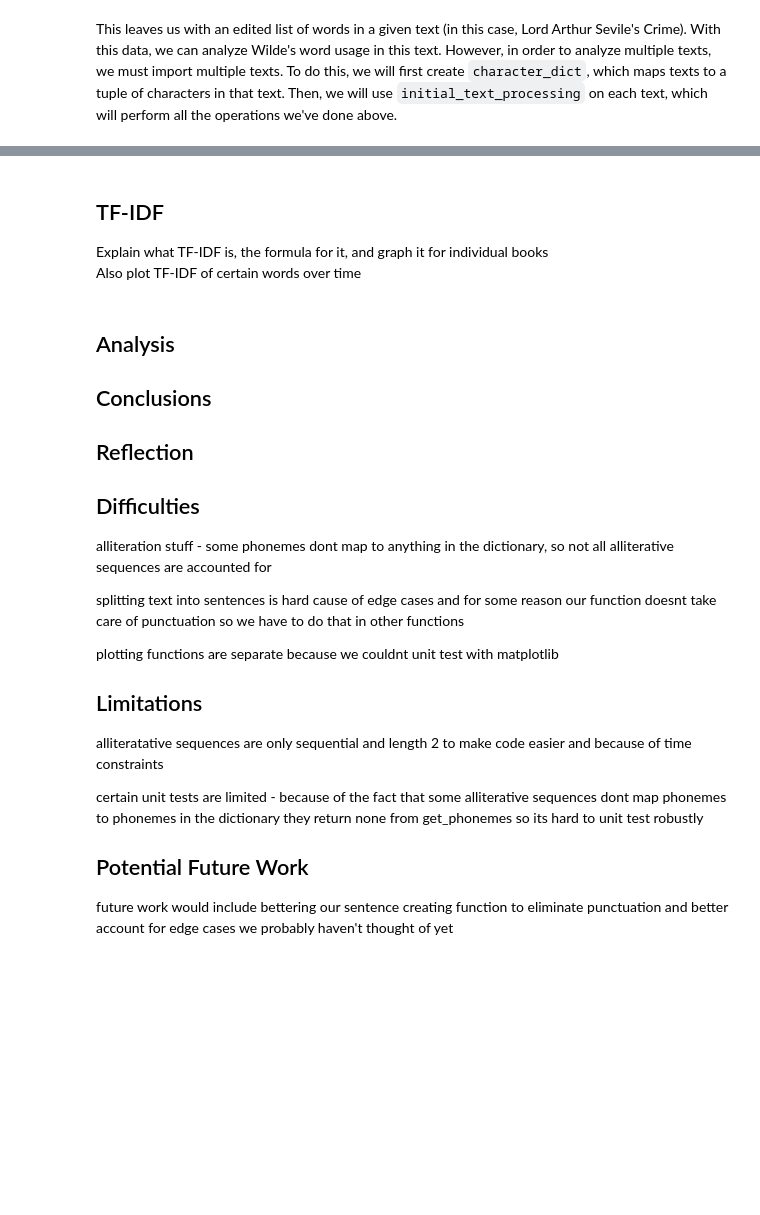
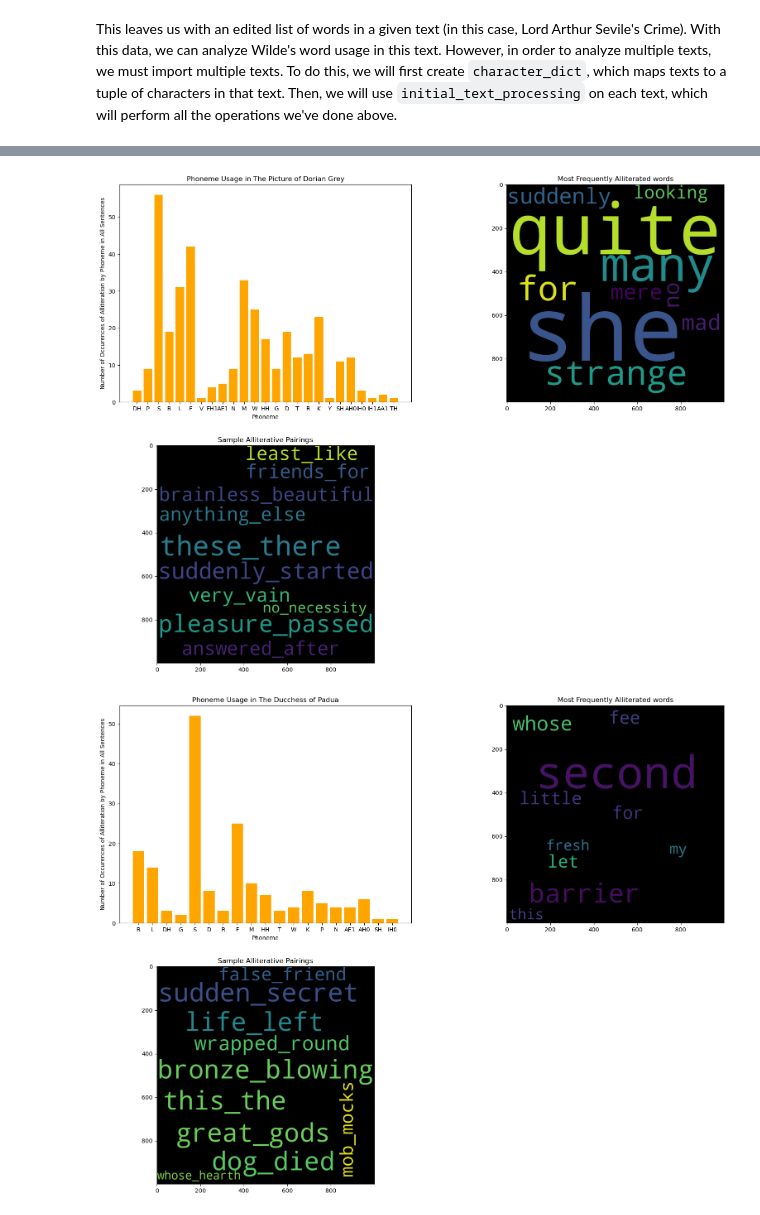
Before and after one commit to jes-bro/oscar_wilde_literary_devices, a Jupyter notebook: oscar_wilde_literary_devices.ipynb, the cells around one changed output, grey strips where cells are left out. Cells and saved outputs as stored; diff of their text form; code cells hidden in the pictures; blank space fills up the shorter version.

```diff
--- a/oscar_wilde_literary_devices.ipynb
+++ b/oscar_wilde_literary_devices.ipynb
@@ -186,4 +151,0 @@ happy_prince
-# %% [markdown]
-## TF-IDF
-Explain what TF-IDF is, the formula for it, and graph it for individual books\
-Also plot TF-IDF of certain words over time
@@ -192,21 +152,6 @@ Also plot TF-IDF of certain words over time
-# %% [markdown]
-## Analysis
-
-## Conclusions
-
-## Reflection
-
-
-## Difficulties
-alliteration stuff - some phonemes dont map to anything in the dictionary, so not all alliterative sequences are accounted for
-
-splitting text into sentences is hard cause of edge cases and for some reason our function doesnt take care of punctuation so we have to do that in other functions
-
-plotting functions are separate because we couldnt unit test with matplotlib
-
-## Limitations
-alliteratative sequences are only sequential and length 2 to make code easier and because of time constraints
-
-certain unit tests are limited - because of the fact that some alliterative sequences dont map phonemes to phonemes in the dictionary they return none from get_phonemes so its hard to unit test robustly
-## Potential Future Work
-future work would include bettering our sentence creating function to eliminate punctuation and better account for edge cases we probably haven't thought of yet
+# %%
+from utils import get_all_alliteration_by_phoneme
+get_all_alliteration_by_phoneme([ow_corpus_list[2], ow_corpus_list[5], ow_corpus_list[9]])
+# %% [output]
+[figure, added]
+[figure, added]
```
Also changed, not shown: parts of 26 cells of this notebook, 4 other files.
